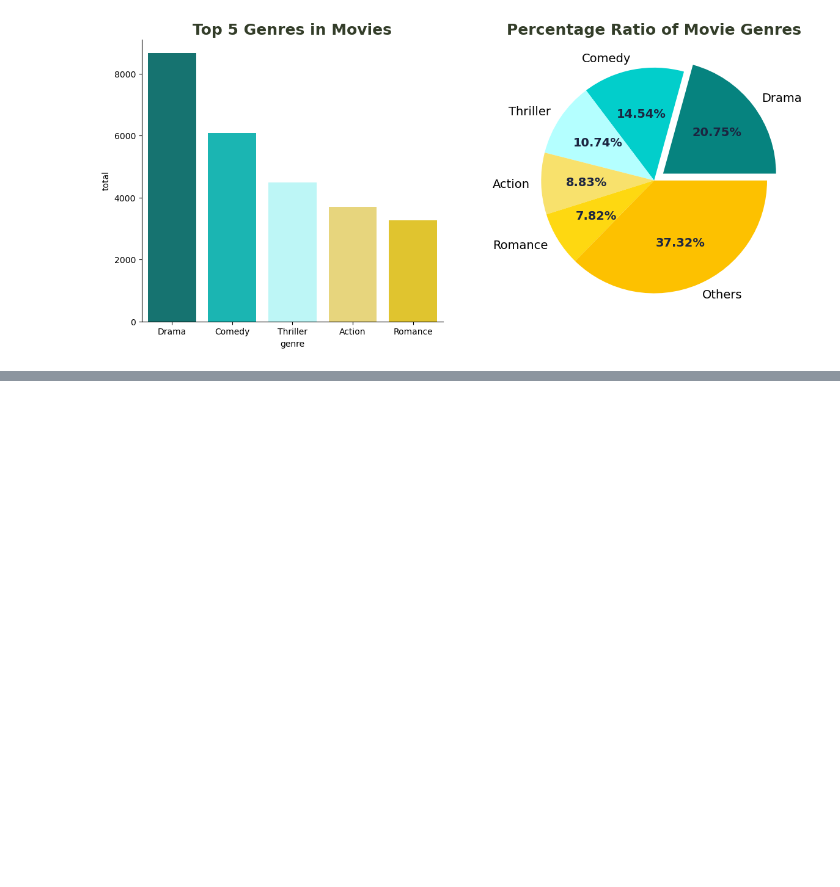
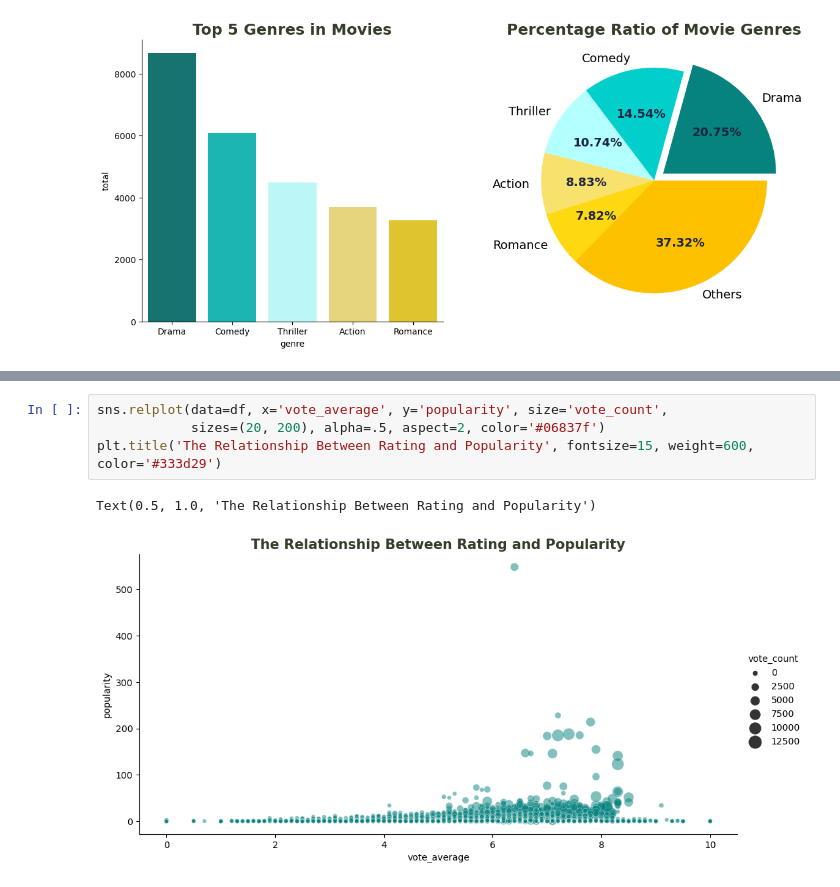
Before and after one commit to fredydo/DeepLearning, a Jupyter notebook: 01 - exploración de datos.ipynb, the cells around one changed output, grey strips where cells are left out. Cells and saved outputs as stored; diff of their text form; blank space fills up the shorter version.

```diff
--- a/01 - exploración de datos.ipynb
+++ b/01 - exploración de datos.ipynb
@@ -157,0 +129,7 @@ for actor in actors_list:
+# %%
+sns.relplot(data=df, x='vote_average', y='popularity', size='vote_count',
+            sizes=(20, 200), alpha=.5, aspect=2, color='#06837f')
+plt.title('The Relationship Between Rating and Popularity', fontsize=15, weight=600, color='#333d29')
+# %% [output]
+Text(0.5, 1.0, 'The Relationship Between Rating and Popularity')
+[figure, added]
```
Also changed, not shown: parts of 8 cells of this notebook, 2 other files.
